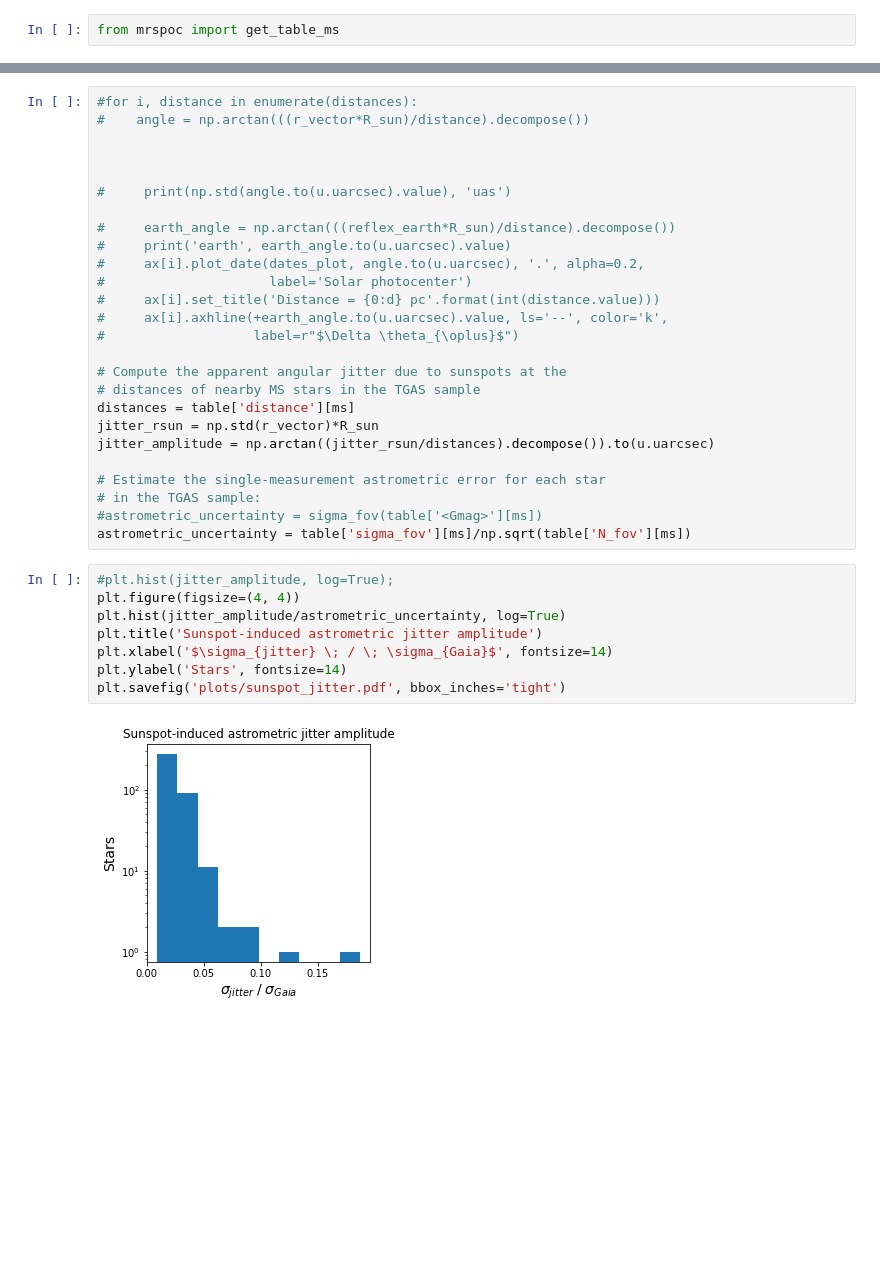
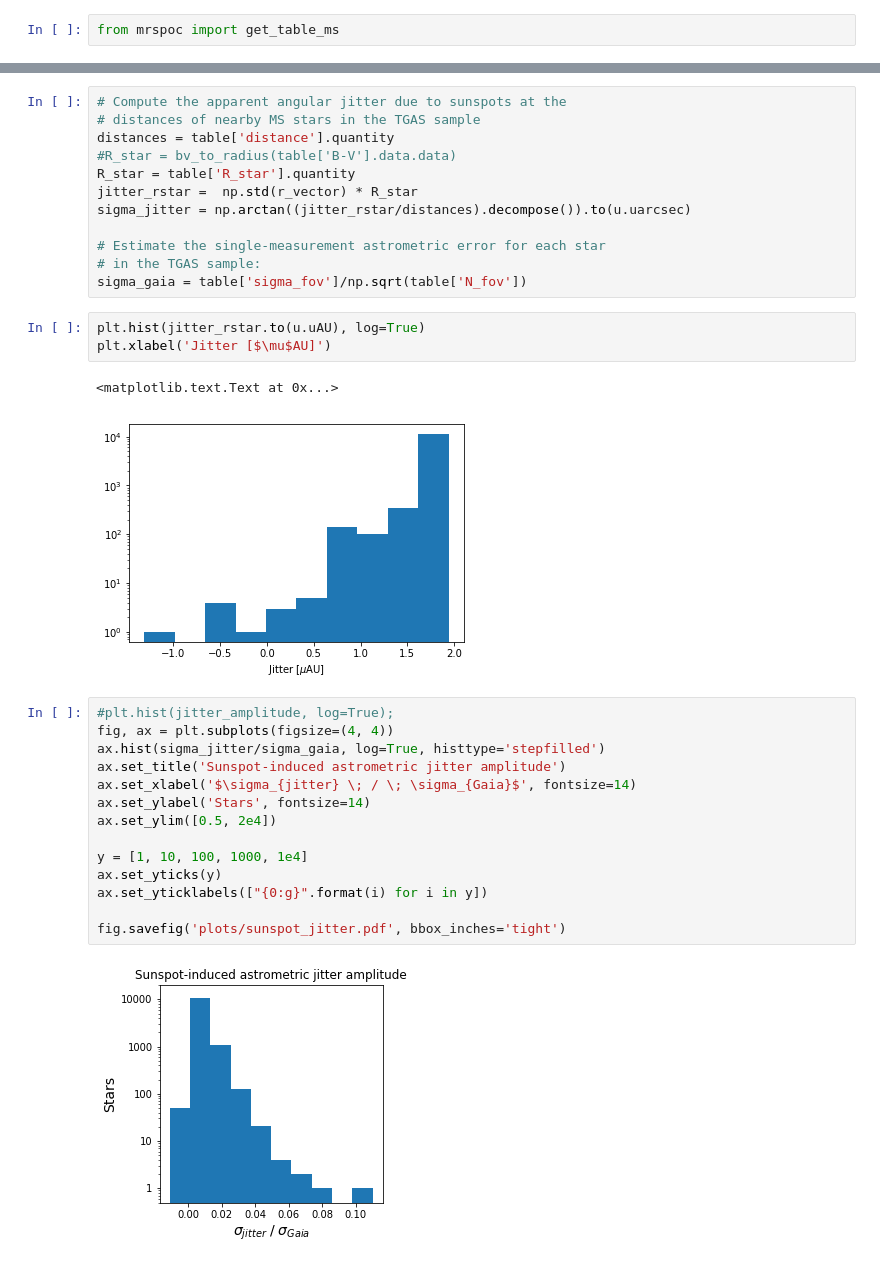
Before and after one commit to bmorris3/mrspoc, a Jupyter notebook: sunspots.ipynb, the cells around one changed output, grey strips where cells are left out. Cells and saved outputs as stored; diff of their text form; blank space fills up the shorter version.

```diff
--- a/sunspots.ipynb
+++ b/sunspots.ipynb
@@ -287,36 +276,34 @@ plt.hist(sigma_fovs.value)
 # %%
-#for i, distance in enumerate(distances):
-#    angle = np.arctan(((r_vector*R_sun)/distance).decompose())
-
-
-
-#     print(np.std(angle.to(u.uarcsec).value), 'uas')
-
-#     earth_angle = np.arctan(((reflex_earth*R_sun)/distance).decompose())
-#     print('earth', earth_angle.to(u.uarcsec).value)
-#     ax[i].plot_date(dates_plot, angle.to(u.uarcsec), '.', alpha=0.2,
-#                     label='Solar photocenter')
-#     ax[i].set_title('Distance = {0:d} pc'.format(int(distance.value)))
-#     ax[i].axhline(+earth_angle.to(u.uarcsec).value, ls='--', color='k',
-#                   label=r"$\Delta \theta_{\oplus}$")
-
 # Compute the apparent angular jitter due to sunspots at the
 # distances of nearby MS stars in the TGAS sample
-distances = table['distance'][ms]
-jitter_rsun = np.std(r_vector)*R_sun
-jitter_amplitude = np.arctan((jitter_rsun/distances).decompose()).to(u.uarcsec)
+distances = table['distance'].quantity
+#R_star = bv_to_radius(table['B-V'].data.data)
+R_star = table['R_star'].quantity
+jitter_rstar =  np.std(r_vector) * R_star
+sigma_jitter = np.arctan((jitter_rstar/distances).decompose()).to(u.uarcsec)
 
 # Estimate the single-measurement astrometric error for each star
 # in the TGAS sample:
-#astrometric_uncertainty = sigma_fov(table['<Gmag>'][ms])
-astrometric_uncertainty = table['sigma_fov'][ms]/np.sqrt(table['N_fov'][ms])
+sigma_gaia = table['sigma_fov']/np.sqrt(table['N_fov'])
+# %%
+plt.hist(jitter_rstar.to(u.uAU), log=True)
+plt.xlabel('Jitter [$\mu$AU]')
+# %% [output]
+<matplotlib.text.Text at 0x...>
+[figure, added]
 # %%
 #plt.hist(jitter_amplitude, log=True);
-plt.figure(figsize=(4, 4))
-plt.hist(jitter_amplitude/astrometric_uncertainty, log=True)
-plt.title('Sunspot-induced astrometric jitter amplitude')
-plt.xlabel('$\sigma_{jitter} \; / \; \sigma_{Gaia}$', fontsize=14)
-plt.ylabel('Stars', fontsize=14)
-plt.savefig('plots/sunspot_jitter.pdf', bbox_inches='tight')
+fig, ax = plt.subplots(figsize=(4, 4))
+ax.hist(sigma_jitter/sigma_gaia, log=True, histtype='stepfilled')
+ax.set_title('Sunspot-induced astrometric jitter amplitude')
+ax.set_xlabel('$\sigma_{jitter} \; / \; \sigma_{Gaia}$', fontsize=14)
+ax.set_ylabel('Stars', fontsize=14)
+ax.set_ylim([0.5, 2e4])
+
+y = [1, 10, 100, 1000, 1e4]
+ax.set_yticks(y)
+ax.set_yticklabels(["{0:g}".format(i) for i in y])
+
+fig.savefig('plots/sunspot_jitter.pdf', bbox_inches='tight')
 # %% [output]
-[figure, old version]
+[figure, new version]
```
Also changed, not shown: parts of 10 cells of this notebook, 2 other files.
